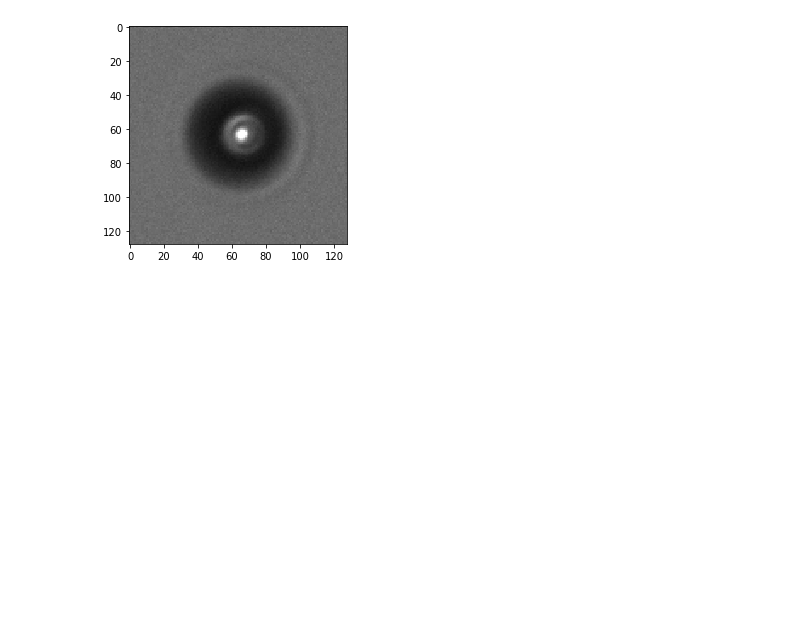
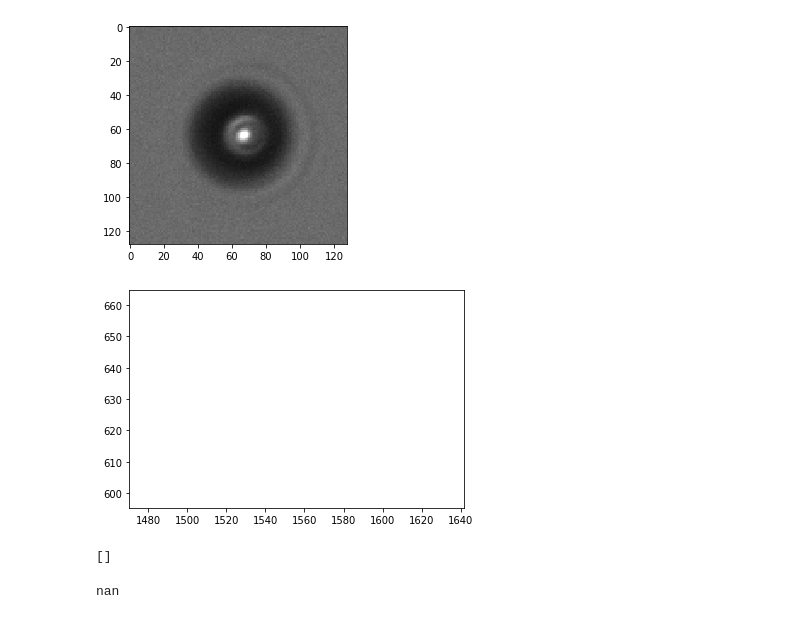
Before and after one commit to Niloo1371/Finding_droplets, a Jupyter notebook: Preprocessing/Preprocess.ipynb, the cells around one changed output. Saved outputs shown, nothing was run; the diff lists cells and outputs as text; code cells hidden in the pictures; blank space fills up the shorter version.

```diff
--- a/Preprocessing/Preprocess.ipynb
+++ b/Preprocessing/Preprocess.ipynb
@@ -179,3 +170,25 @@ plt.imshow(image_i)
 # %% [output]
 <matplotlib.image.AxesImage at 0x...>
 [figure]
+# %%
+# sorting, also reducing dimensions to 2. This is to get the distances in order.
+circles_sorted = circles[0][np.argsort(circles[0][:, 0], axis=0)].astype(float)
+x = np.array(circles_sorted[:, 0])
+y = np.array(circles_sorted[:, 1])
+
+
+plt.plot(x, y)
+
+
+dist = [np.sqrt(
+    np.power(x[i+1]-x[i], 2) +
+    np.power(y[i+1]-y[i], 2))
+    for i in range(len(x)-1)] #This gives very unlrealistic results on the disatnce between droplets
+# %% [output]
+[figure, added]
+# %%
+print(dist)
+np.average(dist)
+# %% [output]
+[]
+nan
```
Also changed, not shown: parts of 5 cells of this notebook.
